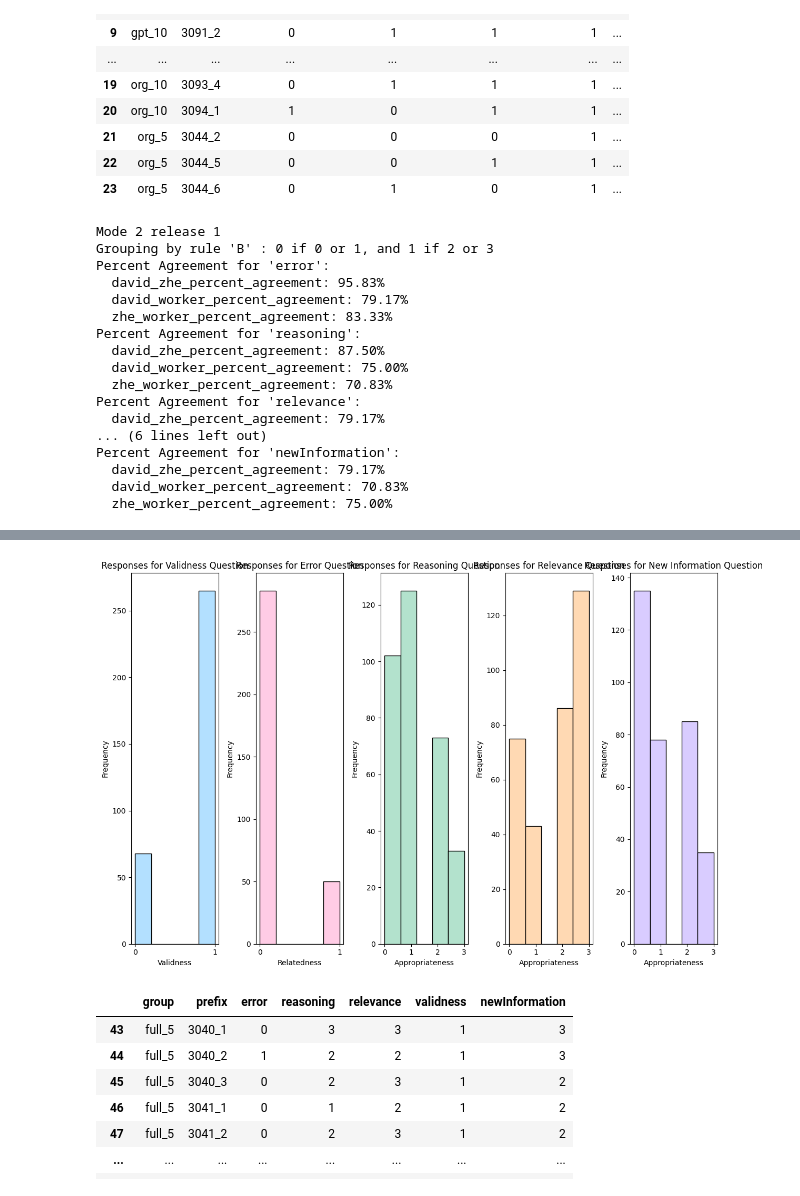
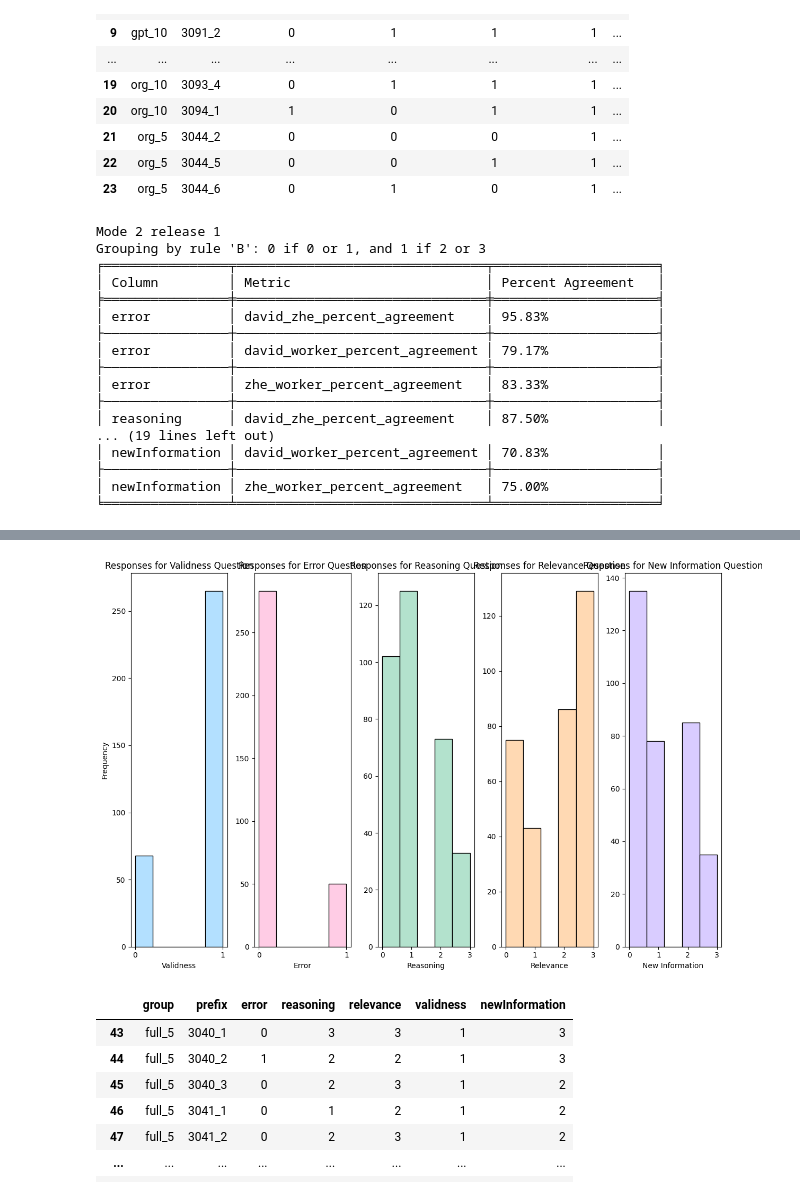
Before and after one commit to zheliu92/nlp_followupqg_public, a Jupyter notebook: Human_Evaluation/Helpers/mode_2_output_analysis.ipynb, the cells around one changed output, grey strips where cells are left out. Drawn from its saved outputs; the diff is of its cells as text; code cells hidden in the pictures.

Commit message:
some more analysis - theme for plots not wokring

```diff
--- a/Human_Evaluation/Helpers/mode_2_output_analysis.ipynb
+++ b/Human_Evaluation/Helpers/mode_2_output_analysis.ipynb
@@ -35,7 +36,7 @@ def process_raw_data(raw_data):
         # print(pd.DataFrame(processed_rows))
     return pd.DataFrame(processed_rows)
 
-def extract_true_values(df_converted_converted):
+def extract_true_values(df):
     def find_true_value(mapping):
         # Identify the key with a True value
         for key, value in mapping.items():
@@ -44,7 +45,7 @@ def extract_true_values(df_converted_converted):
         return None
 
     # Apply to all topic columns
-    topic_columns = df_converted.columns.difference(["group", "prefix"])
+    topic_columns = df.columns.difference(["group", "prefix"])
     for column in topic_columns:
         df[column] = df[column].apply(find_true_value)
 
@@ -887,31 +931,41 @@ def calculate_percent_agreement(df, columns_to_check):
 # Calculate percent agreement
 percent_agreement = calculate_percent_agreement(df, columns_to_check)
 
-print("Mode 2 release 1\nGrouping by rule 'B' : 0 if 0 or 1, and 1 if 2 or 3")
+# print("Mode 2 release 1\nGrouping by rule 'B' : 0 if 0 or 1, and 1 if 2 or 3")
 
-# Display results
+# # Display results
+# for column, agreements in percent_agreement.items():
+#     print(f"Percent Agreement for '{column}':")
+#     for key, value in agreements.items():
+#         print(f"  {key}: {value:.2f}%")
+
+table = []
 for column, agreements in percent_agreement.items():
-    print(f"Percent Agreement for '{column}':")
     for key, value in agreements.items():
-        print(f"  {key}: {value:.2f}%")
+        table.append([column, key, f"{value:.2f}%"])
+
+# Print results
+print("Mode 2 release 1")
+print("Grouping by rule 'B': 0 if 0 or 1, and 1 if 2 or 3")
+print(tabulate(table, headers=["Column", "Metric", "Percent Agreement"], tablefmt="fancy_grid"))
 # %% [output]
 Mode 2 release 1
-Grouping by rule 'B' : 0 if 0 or 1, and 1 if 2 or 3
-Percent Agreement for 'error':
-  david_zhe_percent_agreement: 95.83%
-  david_worker_percent_agreement: 79.17%
-  zhe_worker_percent_agreement: 83.33%
-Percent Agreement for 'reasoning':
-  david_zhe_percent_agreement: 87.50%
-  david_worker_percent_agreement: 75.00%
-  zhe_worker_percent_agreement: 70.83%
-Percent Agreement for 'relevance':
-  david_zhe_percent_agreement: 79.17%
-... (6 lines left out)
-Percent Agreement for 'newInformation':
-  david_zhe_percent_agreement: 79.17%
-  david_worker_percent_agreement: 70.83%
-  zhe_worker_percent_agreement: 75.00%
+Grouping by rule 'B': 0 if 0 or 1, and 1 if 2 or 3
+╒════════════════╤════════════════════════════════╤═════════════════════╕
+│ Column         │ Metric                         │ Percent Agreement   │
+╞════════════════╪════════════════════════════════╪═════════════════════╡
+│ error          │ david_zhe_percent_agreement    │ 95.83%              │
+├────────────────┼────────────────────────────────┼─────────────────────┤
+│ error          │ david_worker_percent_agreement │ 79.17%              │
+├────────────────┼────────────────────────────────┼─────────────────────┤
+│ error          │ zhe_worker_percent_agreement   │ 83.33%              │
+├────────────────┼────────────────────────────────┼─────────────────────┤
+│ reasoning      │ david_zhe_percent_agreement    │ 87.50%              │
+... (19 lines left out)
+│ newInformation │ david_worker_percent_agreement │ 70.83%              │
+├────────────────┼────────────────────────────────┼─────────────────────┤
+│ newInformation │ zhe_worker_percent_agreement   │ 75.00%              │
+╘════════════════╧════════════════════════════════╧═════════════════════╛
 # %%
 cp = calculate_cohen_kappa(df, columns_to_check)
 
@@ -951,42 +1005,38 @@ colors = ['#B3E0FF', '#FFCCE5', '#B3E2CD', '#FFD9B3', '#D9CCFF']
 plt.subplot(1, 5, 1)
 plt.hist(df['validness'], bins=5, edgecolor='black', color=colors[0])
 plt.title('Responses for Validness Question')
 plt.xlabel('Validness')
 plt.ylabel('Frequency')
 plt.xticks(np.arange(int(df['validness'].min()), int(df['validness'].max()) + 1, 1))
 
 plt.subplot(1, 5, 2)
 plt.hist(df['error'], bins=5, edgecolor='black', color=colors[1])
 plt.title('Responses for Error Question')
-plt.xlabel('Relatedness')
-plt.ylabel('Frequency')
+plt.xlabel('Error')
 plt.xticks(np.arange(int(df['error'].min()), int(df['error'].max()) + 1, 1))
 
 plt.subplot(1, 5, 3)
 plt.hist(df['reasoning'], bins=5, edgecolor='black', color=colors[2])
 plt.title('Responses for Reasoning Question')
-plt.xlabel('Appropriateness')
-plt.ylabel('Frequency')
+plt.xlabel('Reasoning')
 plt.xticks(np.arange(int(df['reasoning'].min()), int(df['reasoning'].max()) + 1, 1))
 
 plt.subplot(1, 5, 4)
 plt.hist(df['relevance'], bins=5, edgecolor='black', color=colors[3])
 plt.title('Responses for Relevance Question')
-plt.xlabel('Appropriateness')
-plt.ylabel('Frequency')
+plt.xlabel('Relevance')
 plt.xticks(np.arange(int(df['relevance'].min()), int(df['relevance'].max()) + 1, 1))
 
 plt.subplot(1, 5, 5)
 plt.hist(df['newInformation'], bins=5, edgecolor='black', color=colors[4])
 plt.title('Responses for New Information Question')
-plt.xlabel('Appropriateness')
-plt.ylabel('Frequency')
+plt.xlabel('New Information')
 plt.xticks(np.arange(int(df['newInformation'].min()), int(df['newInformation'].max()) + 1, 1))
 
 plt.tight_layout()
 plt.show()
 # %% [output]
-[figure, old version]
+[figure, new version]
 # %%
 ### For Mode 3, just use the values in df as these only contain 'valid' follow-up questions
 df
```
Also changed, not shown: parts of 11 cells of this notebook, 1 other file.
